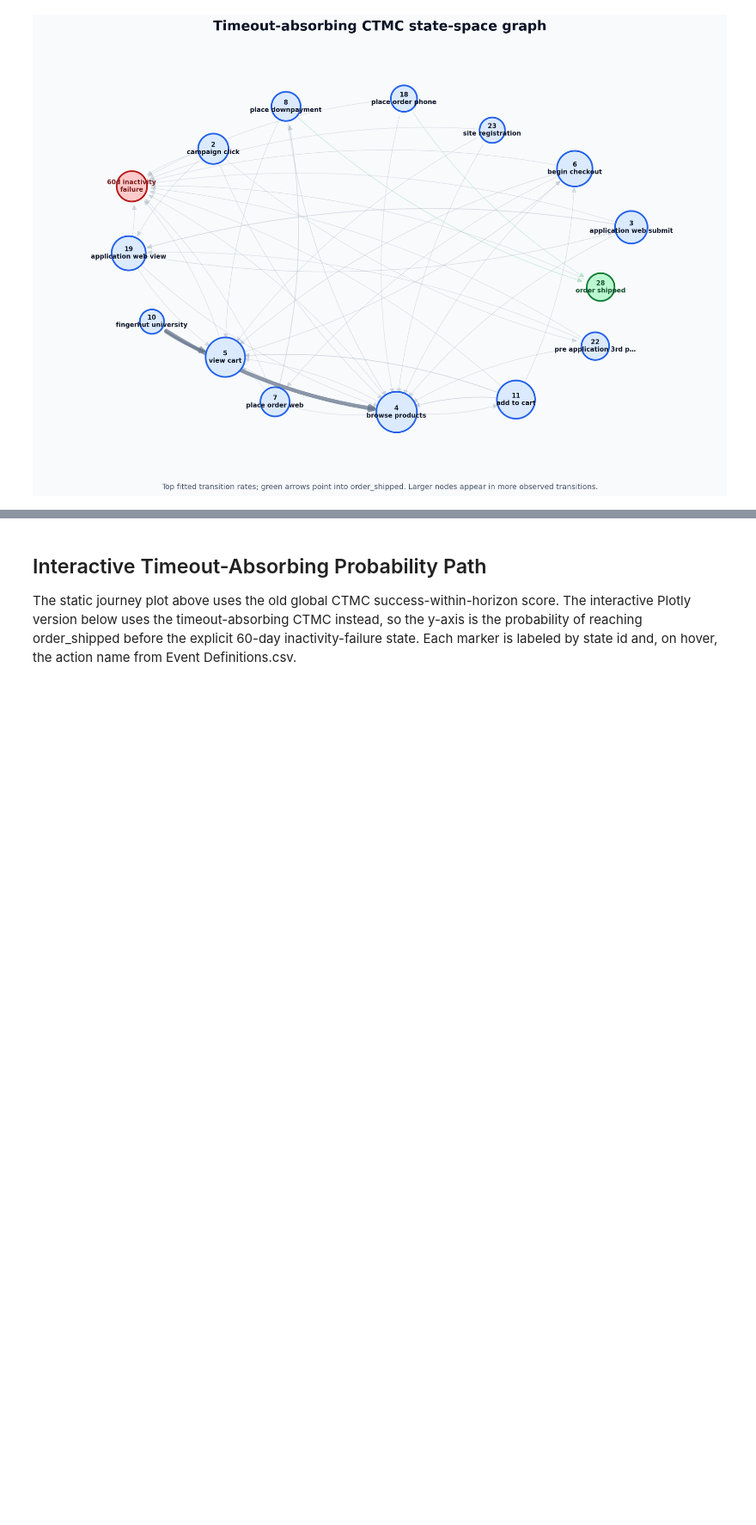
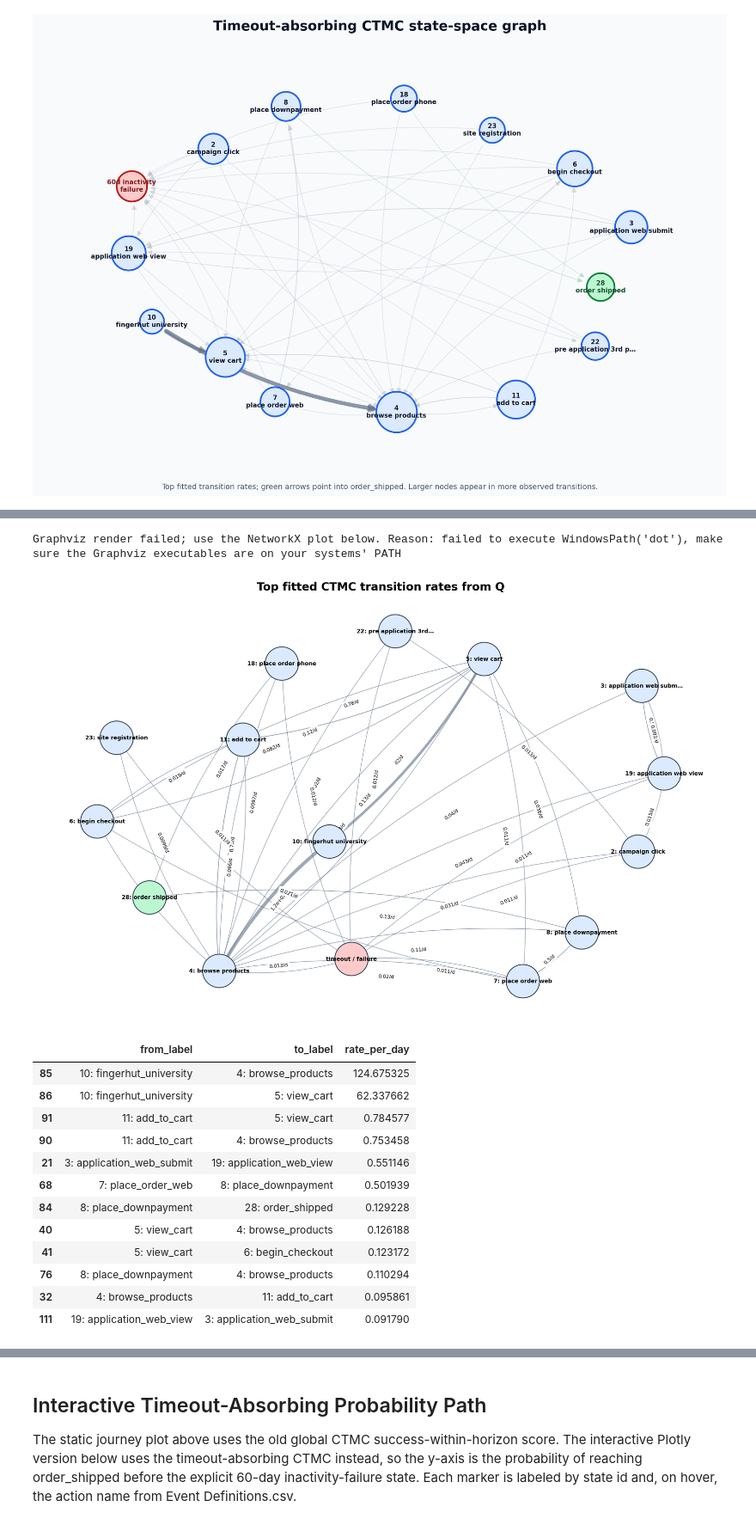
Before and after one commit to yuliaanashkina/m148-project, a Jupyter notebook: notebooks/benchmarks/ctmc_exploration.ipynb, the cells around one changed output, grey strips where cells are left out. Shown at 86% size. Drawn from its saved outputs; the diff is of its cells as text; code cells hidden in the pictures; blank space fills up the shorter version.

```diff
--- a/notebooks/benchmarks/ctmc_exploration.ipynb
+++ b/notebooks/benchmarks/ctmc_exploration.ipynb
@@ -287,0 +430,30 @@ display(Image(filename=str(timeout_state_space_graph_path)))
+# %%
+graphviz_edges = plot_graphviz_q_topology(
+    timeout_ctmc,
+    RESULTS_DIR / "ctmc_graphviz_timeout_topology.png",
+    n_edges=36,
+)
+
+networkx_edges = plot_networkx_q_topology(
+    timeout_ctmc,
+    RESULTS_DIR / "ctmc_networkx_timeout_topology.png",
+    n_edges=36,
+)
+
+display(networkx_edges[["from_label", "to_label", "rate_per_day"]].head(12))
+# %% [output]
+Graphviz render failed; use the NetworkX plot below. Reason: failed to execute WindowsPath('dot'), make sure the Graphviz executables are on your systems' PATH
+[figure, added]
+|  | from_label | to_label | rate_per_day |
+| 85 | 10: fingerhut_university | 4: browse_products | 124.675325 |
+| 86 | 10: fingerhut_university | 5: view_cart | 62.337662 |
+| 91 | 11: add_to_cart | 5: view_cart | 0.784577 |
+| 90 | 11: add_to_cart | 4: browse_products | 0.753458 |
+| 21 | 3: application_web_submit | 19: application_web_view | 0.551146 |
+| 68 | 7: place_order_web | 8: place_downpayment | 0.501939 |
+| 84 | 8: place_downpayment | 28: order_shipped | 0.129228 |
+| 40 | 5: view_cart | 4: browse_products | 0.126188 |
+| 41 | 5: view_cart | 6: begin_checkout | 0.123172 |
+| 76 | 8: place_downpayment | 4: browse_products | 0.110294 |
+| 32 | 4: browse_products | 11: add_to_cart | 0.095861 |
+| 111 | 19: application_web_view | 3: application_web_submit | 0.091790 |
```
Also changed, not shown: parts of 16 cells of this notebook, 21 other files.
